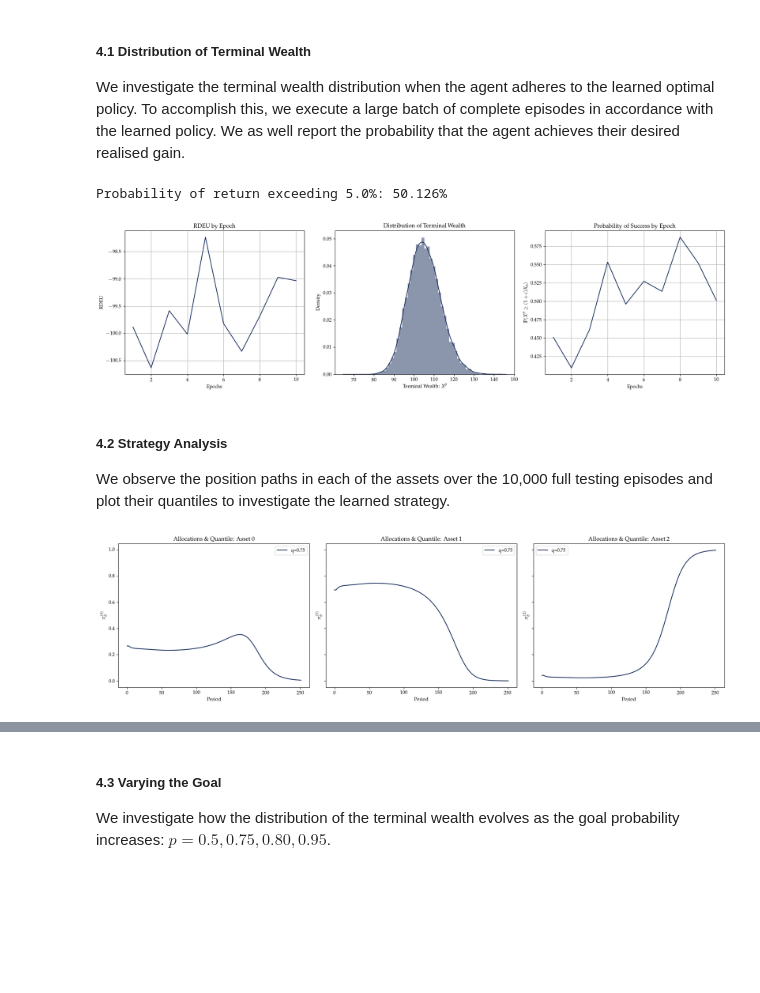
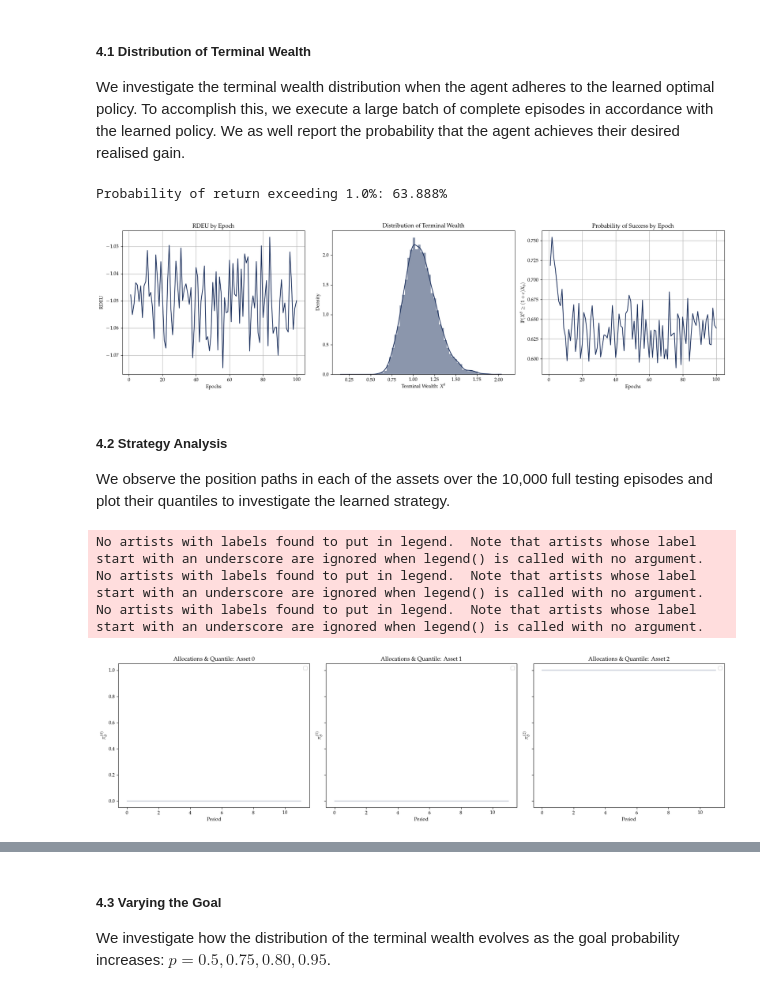
Before and after one commit to Mathewcater/Risk-Aware-Goal-Based-Investing, a Jupyter notebook: examples.ipynb, the cells around one changed output, grey strips where cells are left out. Cells and saved outputs as stored; diff of their text form; code cells hidden in the pictures; blank space fills up the shorter version.

```diff
--- a/examples.ipynb
+++ b/examples.ipynb
@@ -39,32 +39,32 @@ from agents import Agent # deep policy gradient algorithm
 # %% [markdown]
 ### 2. Initialisation of Training Hyperparameters
 # %%
-market_model = "Black_Scholes" # specify the market model
+market_model = "BS" # specify the market model
 env_params = {'num_assets' : 3, # number of total assets in market (risk-free and risky)
-                'drifts' : T.tensor([0.08, 0.03]), # drifts of risky assets
-                'vols' : T.tensor([0.12, 0.06]), # volatilities of risky assets
-                'cov_matrix' : T.tensor([[1.0, 0.3], [0.3, 1.0]]), # covariance structure of risky asset prices
-                'returns_req' : 0.05, # returns requirement for goal
-                'goal_prob' : 0.95, # confidence level of meeting returns requirement
-                'interest_rate': 0.025, # interest rate of risk-free asset
-                'alpha': 0.1,
+                'drifts' : T.tensor([0.06, 0.09]), # drifts of risky assets
+                'vols' : T.tensor([0.12, 0.18]), # volatilities of risky assets
+                'corr_matrix' : T.tensor([[1.0, 0.3], [0.3, 1.0]]), # covariance structure of risky asset prices
+                'returns_req' : 0.01, # returns requirement for goal
+                'goal_prob' : 0.99, # confidence level of meeting returns requirement
+                'interest_rate': 0.05, # interest rate of risk-free asset
+                'alpha': 0.9,
                 'beta': 0.9,
-                'q': 0.75,
+                'q': 1.0,
                 'phi' : 0.0, # transaction costs
                 'T' : 1, # trading horizon
-                'Ndt' : 252, # number of periods
-                'init_wealth': 100.0, # initial wealth
+                'Ndt' : 12, # number of periods
+                'init_wealth': 1.0, # initial wealth
                 'S0': T.tensor([1.0, 1.0, 1.0]) # initial risky asset prices
             }
 algo_params = {'num_epochs' : 100, # number of iterations of entire training loop
                 'batch_size' : 250, # mini-batch size for gradient estimates
-                'num_layers': 10, # number of layer in policy network
+                'num_layers': 5, # number of layer in policy network
                 'hidden_size': 16, # width of hidden layers of policy network
-                'learn_rate': 0.04, # learning rate of policy network
+                'learn_rate': 0.01, # learning rate of policy network
                 'init_lamb' : 1.0, # initial Lagrange multiplier
                 'init_mu' : 10.0, # initial penalty strength
                 'pen_strength_lr' : 1.5, # penalty strength learning rate
                 'pen_update_freq' : 5, # Lagrange multiplier and penalty strength update frequency
                 }
-print_params(env_params, algo_params)
+print_params(env_params, algo_params, market_model)
 # %% [output]
@@ -121,8 +129,7 @@ for epoch in tqdm(range(agent.algo_params["num_epochs"])):
 
         # update Lagrange multipliers
         if epoch % agent.algo_params["pen_update_freq"] == 0:
-            agent.update_multipliers(constr_err=ReLU()(agent.env.params["goal_prob"]
-                                                        - return_prob))
+            agent.update_multipliers(constr_err=ReLU()(agent.env.params["goal_prob"] - return_prob))
     start_time = time()
 # %% [markdown]
 ### 4. Testing of Risk-Aware Agents
@@ -162,8 +169,8 @@ c = env_params["returns_req"]
 print(f'Probability of return exceeding {100*c}%: {str(round(float(100*agent.return_prob), 3))}%')
 fig.tight_layout()
 # %% [output]
-Probability of return exceeding 5.0%: 50.126%
+Probability of return exceeding 1.0%: 63.888%
-[figure, old version]
+[figure, new version]
 # %% [markdown]
 ##### 4.2 Strategy Analysis
 
@@ -171,19 +178,22 @@ We observe the position paths in each of the assets over the 10,000 full testing
 # %%
 fig, axs = plt.subplots(1, env_params["num_assets"], figsize=(18,5), sharey=True)
 position_hist = agent.position_hist.detach()
 
 # quantile
-q = 0.75
+# q = 0.5
 
 #labels
 labels = [r'$\pi_{\theta}^{(0)}$', r'$\pi_{\theta}^{(1)}$', r'$\pi_{\theta}^{(2)}$']
 
 for j in range(env.params["num_assets"]):
-    axs[j].plot(np.quantile(position_hist[:,:,j], axis=0, q=q), color=colors[0], label=f'q={q}') # plot quantile
+    # axs[j].plot(np.quantile(position_hist[:,:,j], axis=0, q=q), color=colors[0], label=f'q={q}') # plot quantile
     axs[j].plot(position_hist[0,:,j], alpha=0.3, color=colors[0]) # plot position paths beneath
     axs[j].set(title=f'Allocations \& Quantile: Asset {j}', xlabel='Period', ylabel=labels[j])
     axs[j].legend()
 
 fig.tight_layout()
 # %% [output]
+No artists with labels found to put in legend.  Note that artists whose label start with an underscore are ignored when legend() is called with no argument.
+No artists with labels found to put in legend.  Note that artists whose label start with an underscore are ignored when legend() is called with no argument.
+No artists with labels found to put in legend.  Note that artists whose label start with an underscore are ignored when legend() is called with no argument.
-[figure, old version]
+[figure, new version]
```
Also changed, not shown: parts of 4 cells of this notebook, 4 other files.
